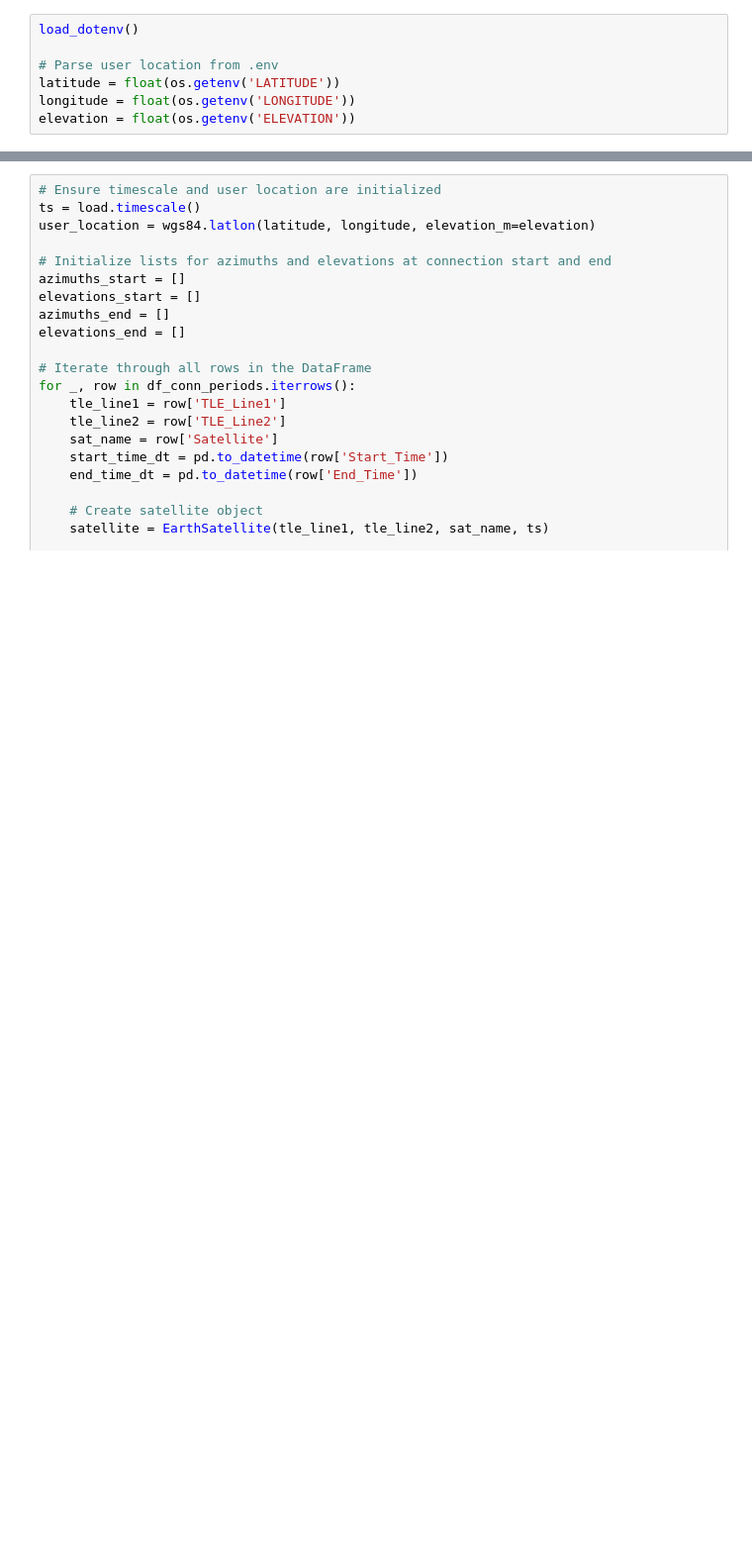
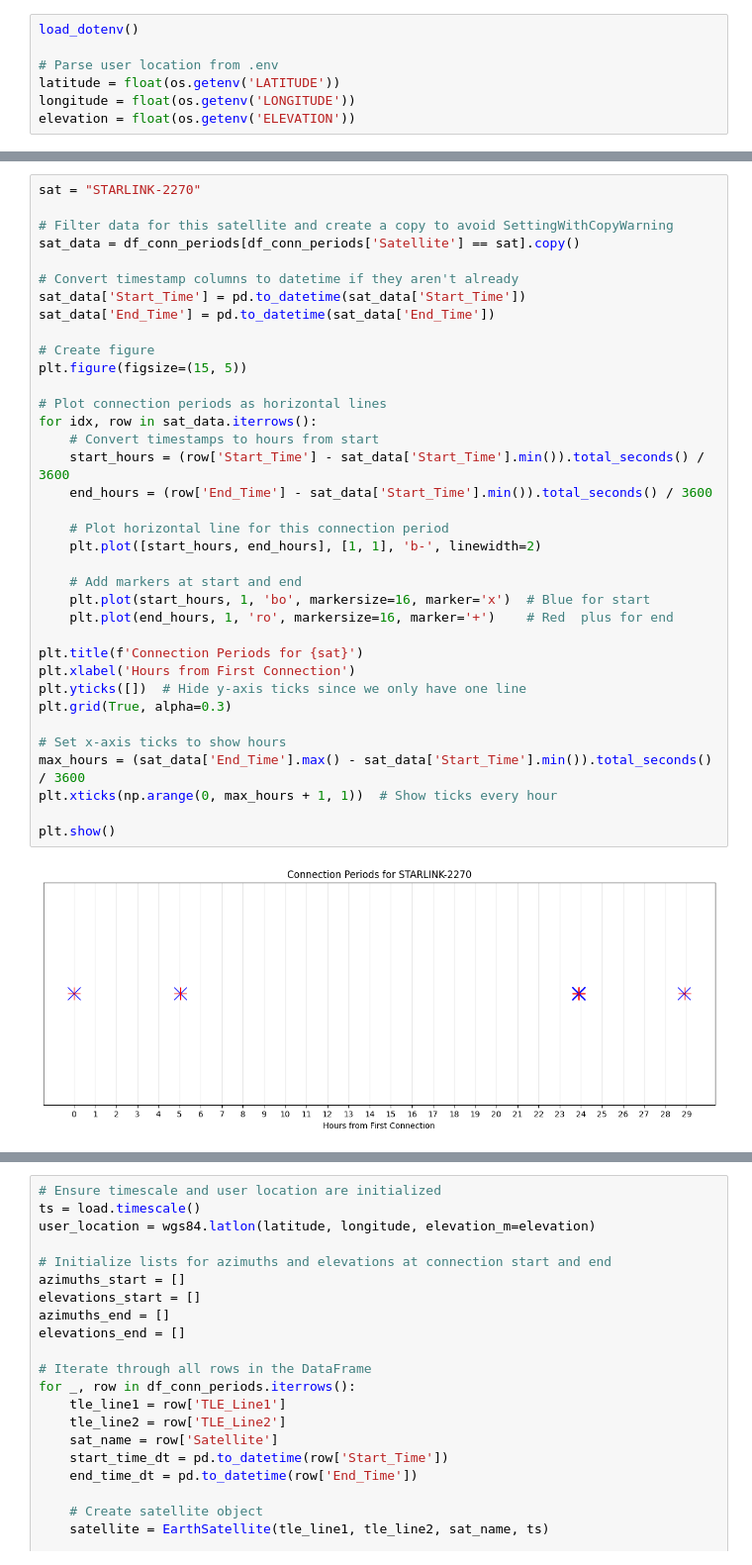
Before and after one commit to Jackbaude/anaSAT, a Jupyter notebook: stats.ipynb, the cells around one changed output, grey strips where cells are left out. Shown at 99% size. Drawn from its saved outputs; the diff is of its cells as text; blank space fills up the shorter version.

```diff
--- a/stats.ipynb
+++ b/stats.ipynb
@@ -176,3 +195,41 @@ STARLINK-3929 (seen 2 times):
+# %%
+sat = "STARLINK-2270"
+
+# Filter data for this satellite and create a copy to avoid SettingWithCopyWarning
+sat_data = df_conn_periods[df_conn_periods['Satellite'] == sat].copy()
+
+# Convert timestamp columns to datetime if they aren't already
+sat_data['Start_Time'] = pd.to_datetime(sat_data['Start_Time'])
+sat_data['End_Time'] = pd.to_datetime(sat_data['End_Time'])
+
+# Create figure
+plt.figure(figsize=(15, 5))
+
+# Plot connection periods as horizontal lines
+for idx, row in sat_data.iterrows():
+    # Convert timestamps to hours from start
+    start_hours = (row['Start_Time'] - sat_data['Start_Time'].min()).total_seconds() / 3600
+    end_hours = (row['End_Time'] - sat_data['Start_Time'].min()).total_seconds() / 3600
+
+    # Plot horizontal line for this connection period
+    plt.plot([start_hours, end_hours], [1, 1], 'b-', linewidth=2)
+
+    # Add markers at start and end
+    plt.plot(start_hours, 1, 'bo', markersize=16, marker='x')  # Blue for start
+    plt.plot(end_hours, 1, 'ro', markersize=16, marker='+')    # Red  plus for end
+
+plt.title(f'Connection Periods for {sat}')
+plt.xlabel('Hours from First Connection')
+plt.yticks([])  # Hide y-axis ticks since we only have one line
+plt.grid(True, alpha=0.3)
+
+# Set x-axis ticks to show hours
+max_hours = (sat_data['End_Time'].max() - sat_data['Start_Time'].min()).total_seconds() / 3600
+plt.xticks(np.arange(0, max_hours + 1, 1))  # Show ticks every hour
+
+plt.show()
+# %% [output]
+[figure, added]
 # %%
 
 # Get unique satellite names and their connection counts
```
Also changed, not shown: parts of 15 cells of this notebook, 3 other files.
